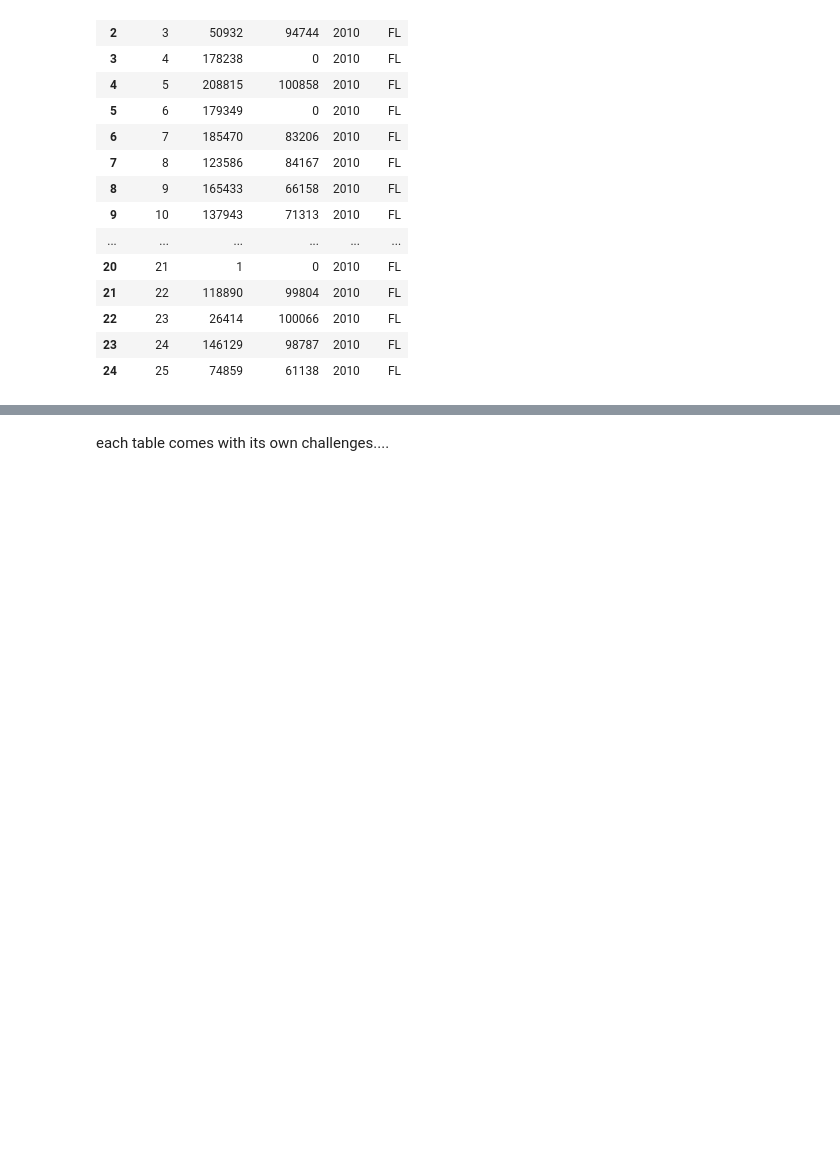
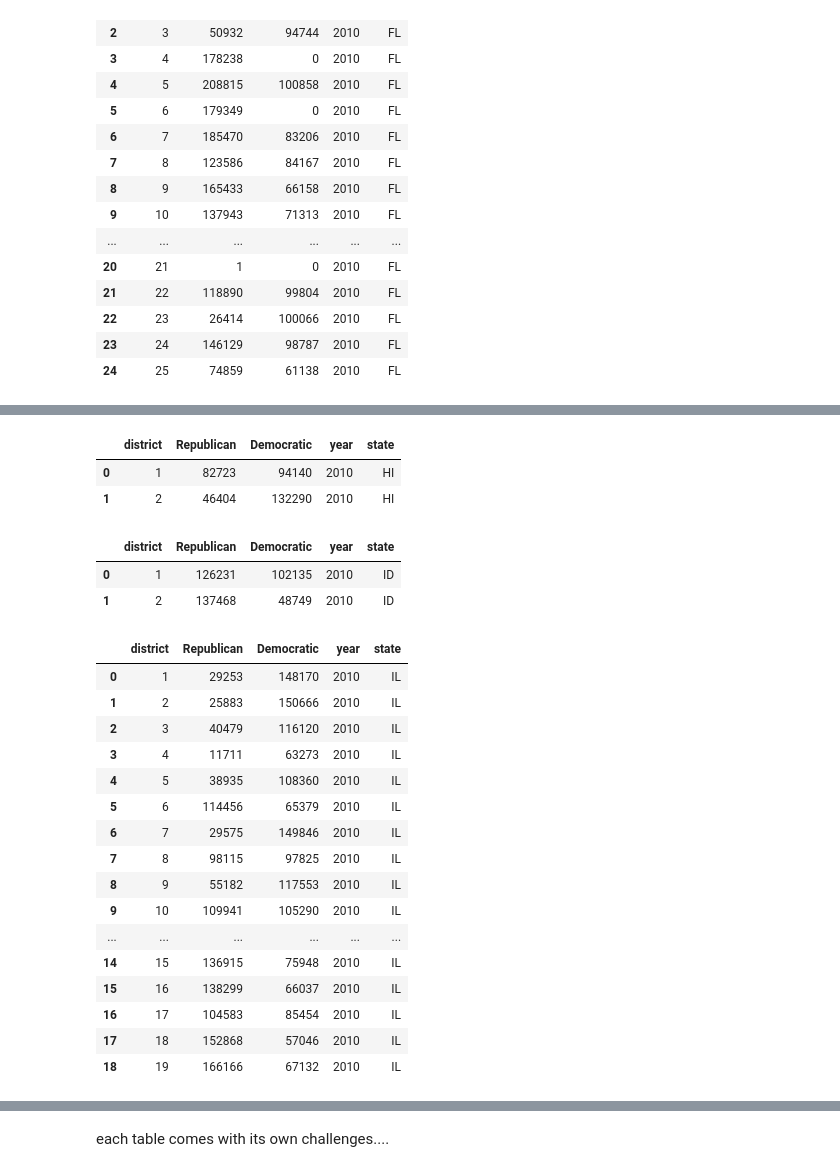
Before and after one commit to Simonlee711/gerrymandering-polarisation-study, a Jupyter notebook: src/gov-analysis.ipynb, the cells around one changed output, grey strips where cells are left out. Saved outputs shown, nothing was run; the diff lists cells and outputs as text; code cells hidden in the pictures; blank space fills up the shorter version.

Commit message:
first 50 states for 2010 generated

```diff
--- a/src/gov-analysis.ipynb
+++ b/src/gov-analysis.ipynb
@@ -297,0 +325,59 @@ df.to_csv("../data/voting-data/FL-2010.csv")
+# %%
+# hawaii
+l = list(range(1,3))
+data = {'district': l,
+        'Republican': [82723, 46404],
+        'Democratic':[94140,132290]}
+df = pd.DataFrame(data)
+df['year'] = 2010
+df['state'] = 'HI'
+display(df)
+df.to_csv("../data/voting-data/HI-2010.csv")
+# %% [output]
+|  | district | Republican | Democratic | year | state |
+| 0 | 1 | 82723 | 94140 | 2010 | HI |
+| 1 | 2 | 46404 | 132290 | 2010 | HI |
+# %%
+#idaho
+l = list(range(1,3))
+data = {'district': l,
+        'Republican': [126231,137468],
+        'Democratic':[102135,48749]}
+df = pd.DataFrame(data)
+df['year'] = 2010
+df['state'] = 'ID'
+display(df)
+df.to_csv("../data/voting-data/ID-2010.csv")
+# %% [output]
+|  | district | Republican | Democratic | year | state |
+| 0 | 1 | 126231 | 102135 | 2010 | ID |
+| 1 | 2 | 137468 | 48749 | 2010 | ID |
+# %%
+# Illinois
+l = list(range(1,20))
+data = {'district': l,
+        'Republican': [29253,25883,40479,11711,38935,114456,29575,98115,55182,109941,129108,74046,152132,112369,136915,138299,104583,152868,166166],
+        'Democratic':[148170,150666,116120,63273,108360,65379,149846,97825,117553,105290,96019,121272,86281,98645,75948,66037,85454,57046,67132]}
+df = pd.DataFrame(data)
+df['year'] = 2010
+df['state'] = 'IL'
+display(df)
+df.to_csv("../data/voting-data/IL-2010.csv")
+# %% [output]
+|  | district | Republican | Democratic | year | state |
+| 0 | 1 | 29253 | 148170 | 2010 | IL |
+| 1 | 2 | 25883 | 150666 | 2010 | IL |
+| 2 | 3 | 40479 | 116120 | 2010 | IL |
+| 3 | 4 | 11711 | 63273 | 2010 | IL |
+| 4 | 5 | 38935 | 108360 | 2010 | IL |
+| 5 | 6 | 114456 | 65379 | 2010 | IL |
+| 6 | 7 | 29575 | 149846 | 2010 | IL |
+| 7 | 8 | 98115 | 97825 | 2010 | IL |
+| 8 | 9 | 55182 | 117553 | 2010 | IL |
+| 9 | 10 | 109941 | 105290 | 2010 | IL |
+| ... | ... | ... | ... | ... | ... |
+| 14 | 15 | 136915 | 75948 | 2010 | IL |
+| 15 | 16 | 138299 | 66037 | 2010 | IL |
+| 16 | 17 | 104583 | 85454 | 2010 | IL |
+| 17 | 18 | 152868 | 57046 | 2010 | IL |
+| 18 | 19 | 166166 | 67132 | 2010 | IL |
```
Also changed, not shown: parts of 44 cells of this notebook, 41 other files.
